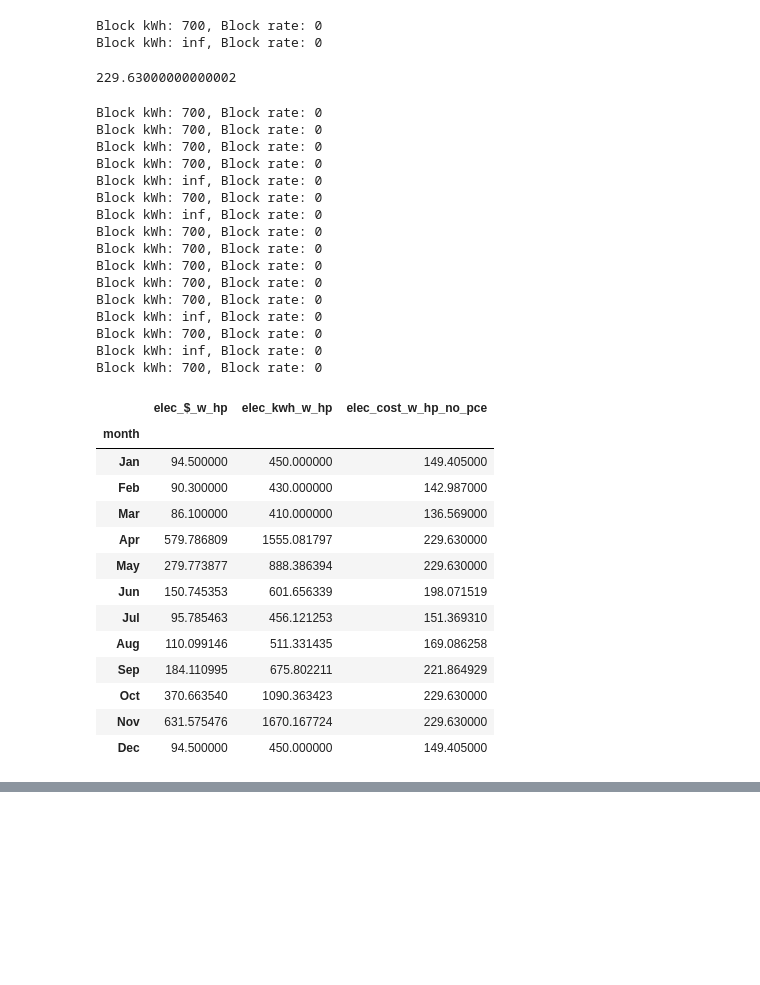
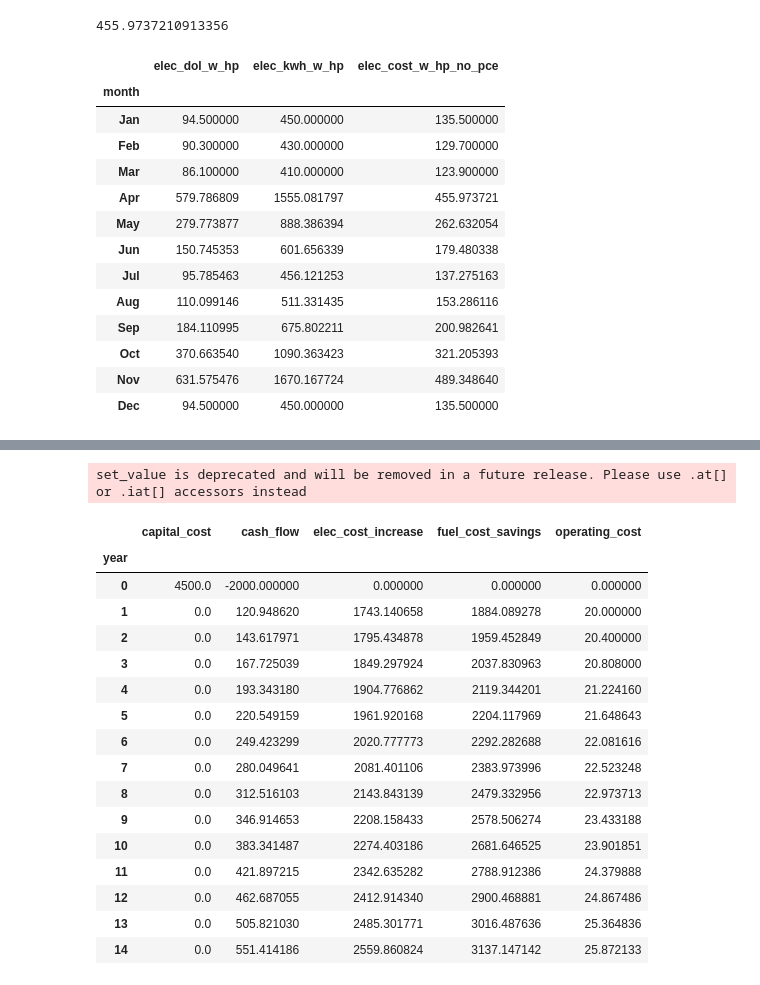
Before and after one commit to alanmitchell/heat-pump-calc, a Jupyter notebook: Plotly Testing.ipynb, the cells around one changed output, grey strips where cells are left out. Cells and saved outputs as stored; diff of their text form; code cells hidden in the pictures; blank space fills up the shorter version.

Commit message:
small graph testing changes

```diff
--- a/Plotly Testing.ipynb
+++ b/Plotly Testing.ipynb
@@ -167,8 +167,8 @@ list(monthly_results.columns.values)
  'cop',
  'co2_lbs_saved']
 # %%
-monthly_results['total_cost_w_hp'] = monthly_results['fuel_$_w_hp'] + monthly_results['elec_$_w_hp']
-monthly_results['total_cost_no_hp'] = monthly_results['fuel_$_no_hp'] + monthly_results['elec_$_no_hp']
+monthly_results['total_cost_w_hp'] = monthly_results['fuel_dol_w_hp'] + monthly_results['elec_dol_w_hp']
+monthly_results['total_cost_no_hp'] = monthly_results['fuel_dol_no_hp'] + monthly_results['elec_dol_no_hp']
 # %%
 hp_cost = go.Bar(x=monthly_results.index,
              y=monthly_results.total_cost_w_hp,
@@ -421,8 +446,8 @@ This is the format of your plot grid:
 [ (2,1) x2,y2 ]
 [interactive output not drawn]
 # %%
-# Bethel utility ID for testing purposes
-sample_util_id = 23
+# Nome utility ID for testing purposes
+sample_util_id = 87
 
 # Get utility dataframe
 df_util = lib.util_from_id(sample_util_id)
@@ -460,42 +482,24 @@ monthly_results.head()
 # %%
 elec_coster.monthly_cost(monthly_results.elec_kwh_w_hp[3])
 # %% [output]
-Block kWh: 700, Block rate: 0
-Block kWh: inf, Block rate: 0
+455.9737210913356
-229.63000000000002
 # %%
 monthly_results['elec_cost_w_hp_no_pce'] = monthly_results.elec_kwh_w_hp.apply(lambda x: elec_coster.monthly_cost(x))
-monthly_results[['elec_$_w_hp', 'elec_kwh_w_hp', 'elec_cost_w_hp_no_pce']]
+monthly_results[['elec_dol_w_hp', 'elec_kwh_w_hp', 'elec_cost_w_hp_no_pce']]
 # %% [output]
-Block kWh: 700, Block rate: 0
-Block kWh: 700, Block rate: 0
-Block kWh: 700, Block rate: 0
-Block kWh: 700, Block rate: 0
-Block kWh: inf, Block rate: 0
-Block kWh: 700, Block rate: 0
-Block kWh: inf, Block rate: 0
-Block kWh: 700, Block rate: 0
-Block kWh: 700, Block rate: 0
-Block kWh: 700, Block rate: 0
-Block kWh: 700, Block rate: 0
-Block kWh: 700, Block rate: 0
-Block kWh: inf, Block rate: 0
-Block kWh: 700, Block rate: 0
-Block kWh: inf, Block rate: 0
-Block kWh: 700, Block rate: 0
-|  | elec_$_w_hp | elec_kwh_w_hp | elec_cost_w_hp_no_pce |
+|  | elec_dol_w_hp | elec_kwh_w_hp | elec_cost_w_hp_no_pce |
 | month |  |  |  |
-| Jan | 94.500000 | 450.000000 | 149.405000 |
-| Feb | 90.300000 | 430.000000 | 142.987000 |
-| Mar | 86.100000 | 410.000000 | 136.569000 |
-| Apr | 579.786809 | 1555.081797 | 229.630000 |
-| May | 279.773877 | 888.386394 | 229.630000 |
-| Jun | 150.745353 | 601.656339 | 198.071519 |
-| Jul | 95.785463 | 456.121253 | 151.369310 |
-| Aug | 110.099146 | 511.331435 | 169.086258 |
-| Sep | 184.110995 | 675.802211 | 221.864929 |
-| Oct | 370.663540 | 1090.363423 | 229.630000 |
-| Nov | 631.575476 | 1670.167724 | 229.630000 |
-| Dec | 94.500000 | 450.000000 | 149.405000 |
+| Jan | 94.500000 | 450.000000 | 135.500000 |
+| Feb | 90.300000 | 430.000000 | 129.700000 |
+| Mar | 86.100000 | 410.000000 | 123.900000 |
+| Apr | 579.786809 | 1555.081797 | 455.973721 |
+| May | 279.773877 | 888.386394 | 262.632054 |
+| Jun | 150.745353 | 601.656339 | 179.480338 |
+| Jul | 95.785463 | 456.121253 | 137.275163 |
+| Aug | 110.099146 | 511.331435 | 153.286116 |
+| Sep | 184.110995 | 675.802211 | 200.982641 |
+| Oct | 370.663540 | 1090.363423 | 321.205393 |
+| Nov | 631.575476 | 1670.167724 | 489.348640 |
+| Dec | 94.500000 | 450.000000 | 135.500000 |
 # %%
 elec_cost_no_hp = go.Scatter(x=monthly_results.index,
@@ -529,0 +536,21 @@ py.iplot(fig, filename='heatpump_electricity_cost', fileopt='overwrite')
+# %%
+cash_flow.set_value(0, 'cash_flow', -2000)
+# %% [output]
+set_value is deprecated and will be removed in a future release. Please use .at[] or .iat[] accessors instead
+|  | capital_cost | cash_flow | elec_cost_increase | fuel_cost_savings | operating_cost |
+| year |  |  |  |  |  |
+| 0 | 4500.0 | -2000.000000 | 0.000000 | 0.000000 | 0.000000 |
+| 1 | 0.0 | 120.948620 | 1743.140658 | 1884.089278 | 20.000000 |
+| 2 | 0.0 | 143.617971 | 1795.434878 | 1959.452849 | 20.400000 |
+| 3 | 0.0 | 167.725039 | 1849.297924 | 2037.830963 | 20.808000 |
+| 4 | 0.0 | 193.343180 | 1904.776862 | 2119.344201 | 21.224160 |
+| 5 | 0.0 | 220.549159 | 1961.920168 | 2204.117969 | 21.648643 |
+| 6 | 0.0 | 249.423299 | 2020.777773 | 2292.282688 | 22.081616 |
+| 7 | 0.0 | 280.049641 | 2081.401106 | 2383.973996 | 22.523248 |
+| 8 | 0.0 | 312.516103 | 2143.843139 | 2479.332956 | 22.973713 |
+| 9 | 0.0 | 346.914653 | 2208.158433 | 2578.506274 | 23.433188 |
+| 10 | 0.0 | 383.341487 | 2274.403186 | 2681.646525 | 23.901851 |
+| 11 | 0.0 | 421.897215 | 2342.635282 | 2788.912386 | 24.379888 |
+| 12 | 0.0 | 462.687055 | 2412.914340 | 2900.468881 | 24.867486 |
+| 13 | 0.0 | 505.821030 | 2485.301771 | 3016.487636 | 25.364836 |
+| 14 | 0.0 | 551.414186 | 2559.860824 | 3137.147142 | 25.872133 |
```
Also changed, not shown: parts of 26 cells of this notebook.
